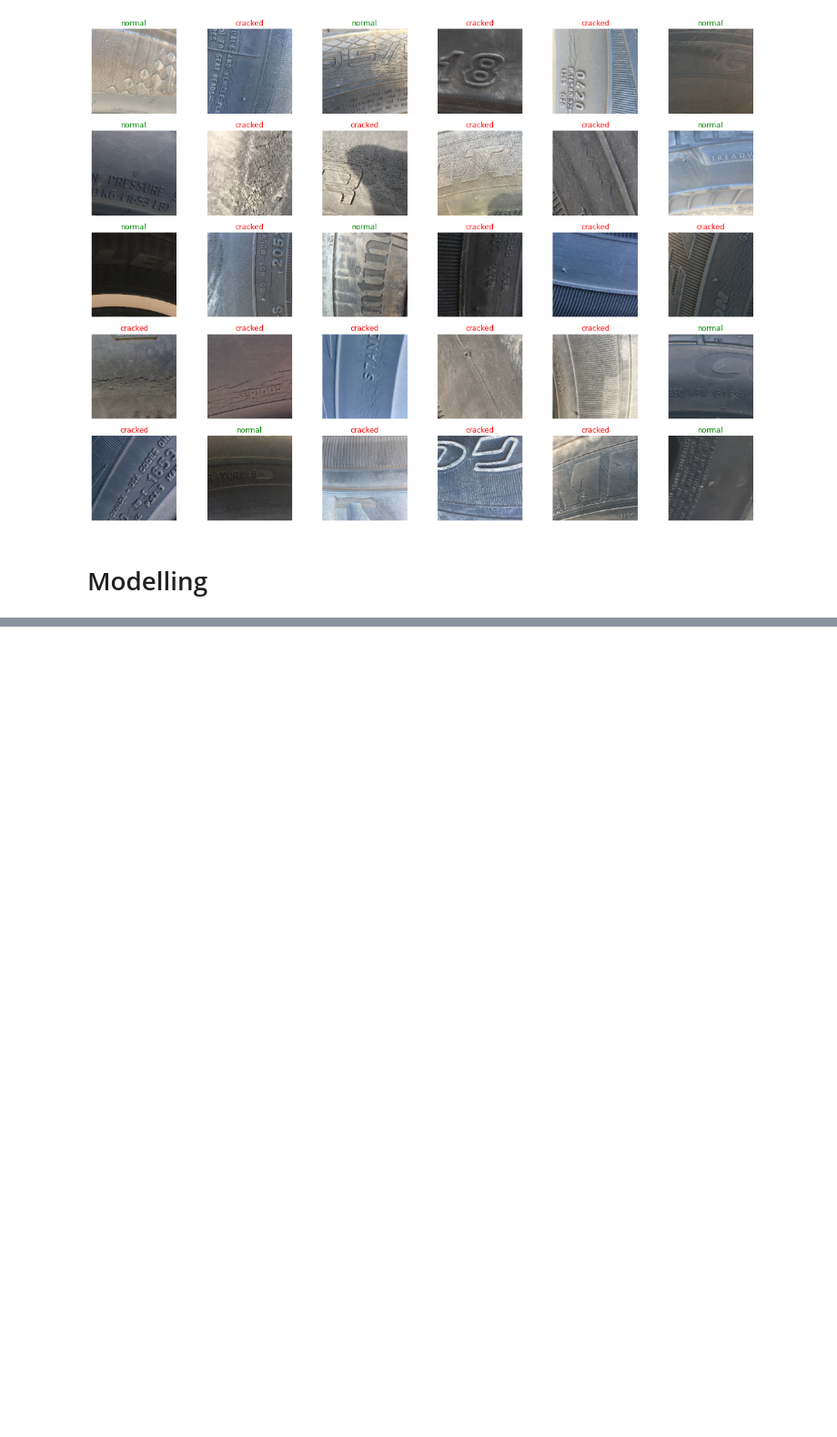
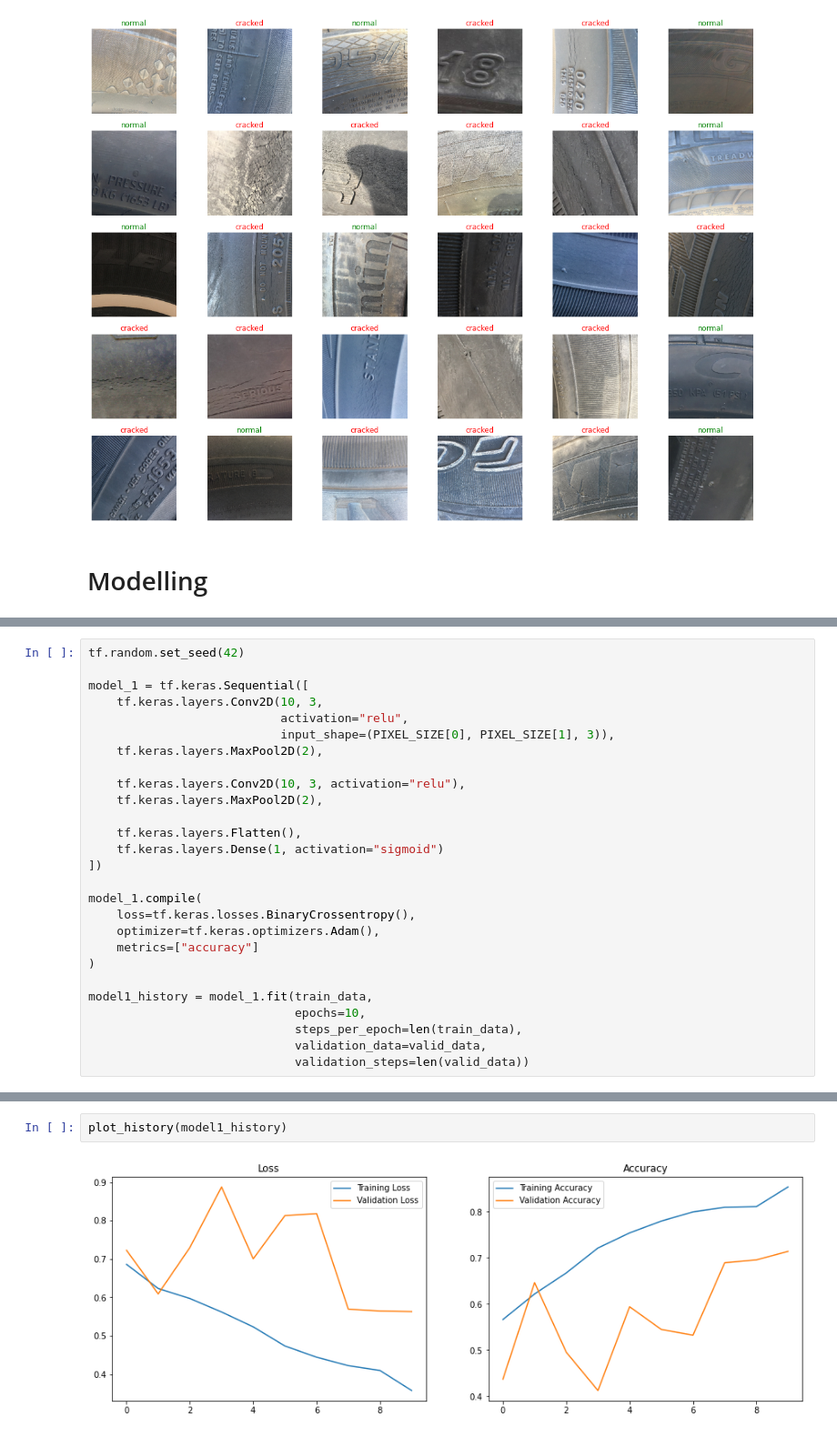
Before and after one commit to poolGolez/project-roosevelt, a Jupyter notebook: how-are-your-tires.ipynb, the cells around one changed output, grey strips where cells are left out. Shown at 91% size. Cells and saved outputs as stored; diff of their text form; blank space fills up the shorter version.

```diff
--- a/how-are-your-tires.ipynb
+++ b/how-are-your-tires.ipynb
@@ -189,0 +217,27 @@ pd.DataFrame(baseline_history.history).plot()
+# %%
+tf.random.set_seed(42)
+
+model_1 = tf.keras.Sequential([
+    tf.keras.layers.Conv2D(10, 3,
+                           activation="relu",
+                           input_shape=(PIXEL_SIZE[0], PIXEL_SIZE[1], 3)),
+    tf.keras.layers.MaxPool2D(2),
+
+    tf.keras.layers.Conv2D(10, 3, activation="relu"),
+    tf.keras.layers.MaxPool2D(2),
+
+    tf.keras.layers.Flatten(),
+    tf.keras.layers.Dense(1, activation="sigmoid")
+])
+
+model_1.compile(
+    loss=tf.keras.losses.BinaryCrossentropy(),
+    optimizer=tf.keras.optimizers.Adam(),
+    metrics=["accuracy"]
+)
+
+model1_history = model_1.fit(train_data,
+                             epochs=10,
+                             steps_per_epoch=len(train_data),
+                             validation_data=valid_data,
+                             validation_steps=len(valid_data))
@@ -189,0 +265,4 @@ pd.DataFrame(baseline_history.history).plot()
+# %%
+plot_history(model1_history)
+# %% [output]
+[figure, added]
```
Also changed, not shown: parts of 7 cells of this notebook.
